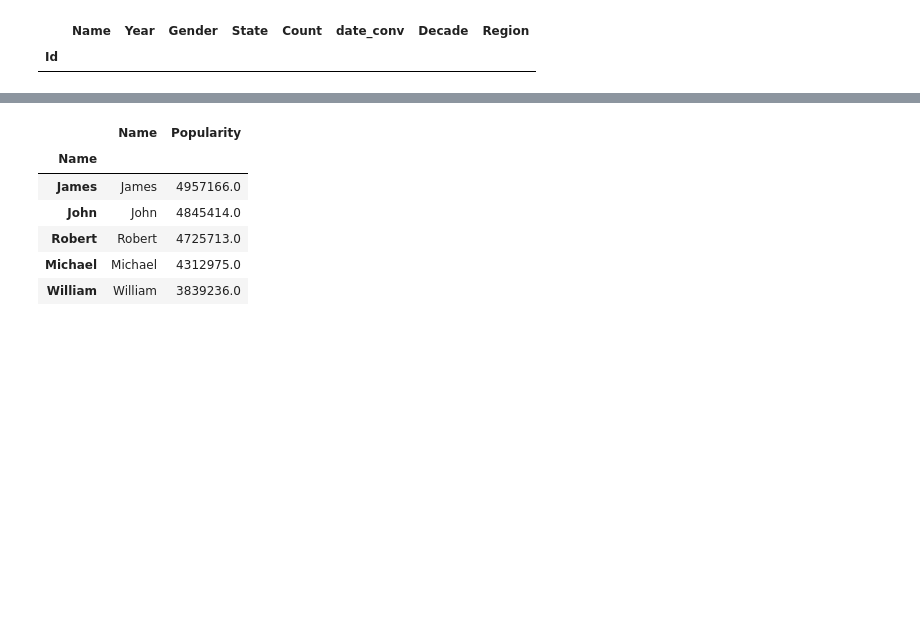
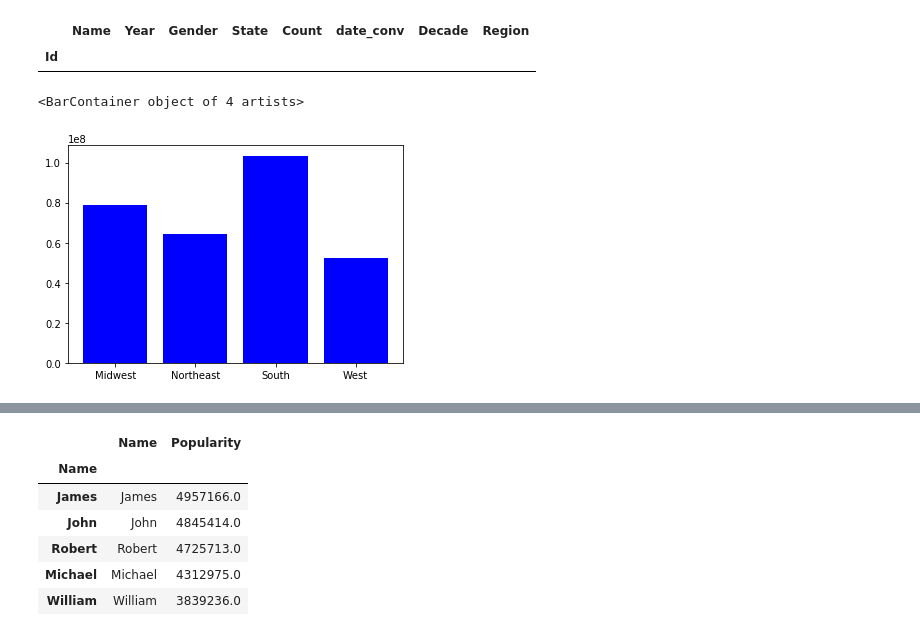
Before and after one commit to kekelee0714/BootcampProject, a Jupyter notebook: Matt/kaggleDataMatt.ipynb, the cells around one changed output, grey strips where cells are left out. Drawn from its saved outputs; the diff is of its cells as text; code cells hidden in the pictures; blank space fills up the shorter version.

Commit message:
added Region bar chart

```diff
--- a/Matt/kaggleDataMatt.ipynb
+++ b/Matt/kaggleDataMatt.ipynb
@@ -188,0 +192,17 @@ baby_unknown
+# %%
+babyRegion = baby_name_new.groupby("Region")
+
+Region = babyRegion.count().index
+RegionNames = babyRegion['Count'].sum()
+
+regionSummary = pd.DataFrame({"Region": Region, "Names": RegionNames,
+                             })
+regionSummary.set_index('Region', inplace=True)
+
+#x_regions = baby_name_new["Region"].index
+#y_names = baby_name_new.groupby(['Region']).agg({'Count':np.sum})
+#x_axis = np.arange(len(x_regions))
+plt.bar(Region, RegionNames, color="b", align="center")
+# %% [output]
+<BarContainer object of 4 artists>
+[figure, added]
```
Also changed, not shown: parts of 3 cells of this notebook.
